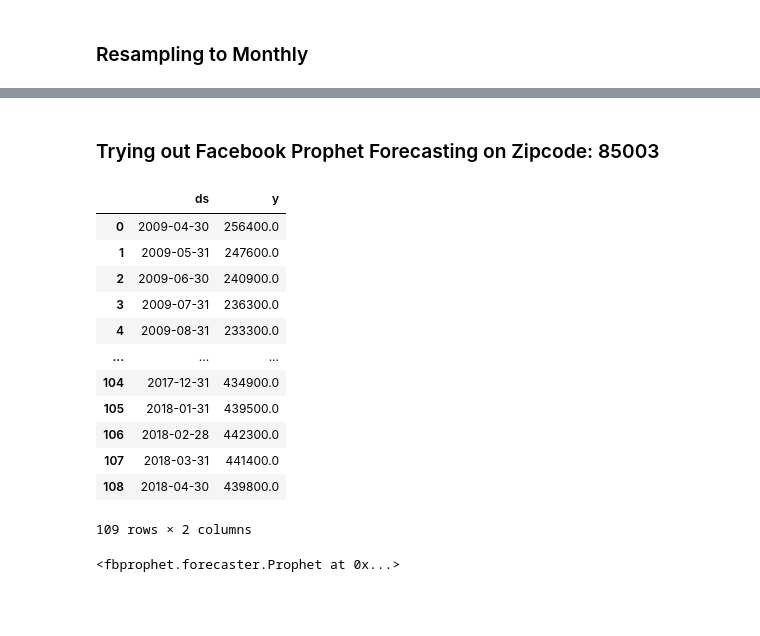
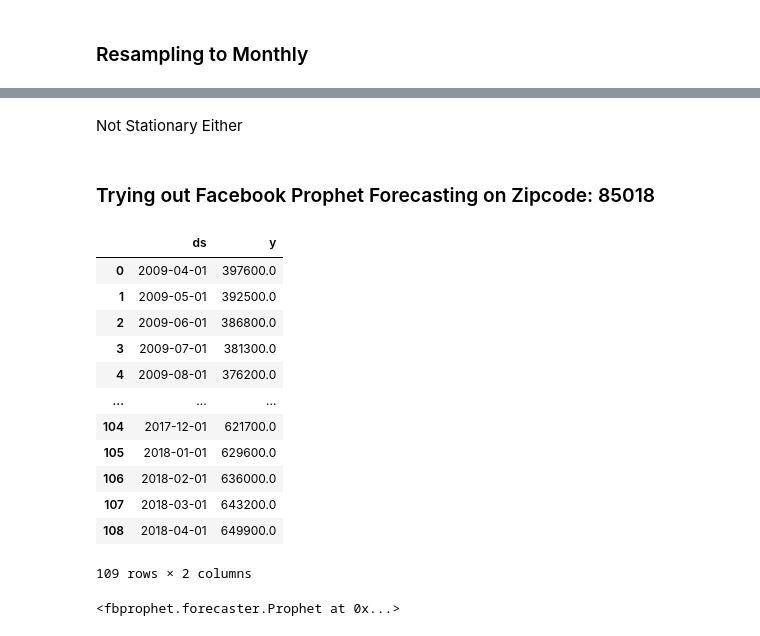
Before and after one commit to MatthewR1021/Zillow_Time_Series, a Jupyter notebook: jerry.ipynb, the cells around one changed output, grey strips where cells are left out. Drawn from its saved outputs; the diff is of its cells as text; code cells hidden in the pictures; blank space fills up the shorter version.

```diff
--- a/jerry.ipynb
+++ b/jerry.ipynb
@@ -107,0 +142,32 @@ resampled
+# %%
+# melted df
+melted = melt_data(df)
+melted = melted.set_index('time')
+melted = melted['2009-04-01':'2018-04-01']
+
+#groupby zipcode
+grouped = melted.groupby(['zipcode','time','growth']).aggregate({'value':'mean'})
+
+# resampled df
+resampled = melted.groupby('zipcode').resample('MS').mean().drop('zipcode',axis=1)
+
+###############
+# Growth Calculation
+###############
+
+# shift by one period (month)
+resampled_shift_1 = resampled[['value']].shift(1)
+resampled_shift_1.bfill(inplace=True)
+
+# reset the indexes to perform calculation of growth
+resampled = resampled.reset_index()
+resampled_shift_1 = resampled_shift_1.reset_index()
+
+# Growth Calculation
+resampled['growth'] = (resampled['value'] - resampled_shift_1['value'])/(resampled_shift_1['value'])
+
+# set the index back to zipcode and time multi-index
+resampled.set_index(['zipcode','time'],inplace=True)
+# %%
+resampled =  resampled[['growth','value']]
+resampled
@@ -108,5 +309,7 @@ resampled
+# %% [markdown]
+Not Stationary Either
 # %% [markdown]
-### Trying out Facebook Prophet Forecasting on Zipcode: 85003
+### Trying out Facebook Prophet Forecasting on Zipcode: 85018
 # %%
 import warnings
 warnings.simplefilter('ignore')
@@ -115,24 +318,24 @@ from fbprophet import Prophet
 # %%
 model = Prophet(interval_width=0.95,weekly_seasonality=True, daily_seasonality=True)
 # %%
-zipcode_85003 = resampled.loc[85003]
-zipcode_85003.rename(columns={'value':'y'},inplace=True)
-zipcode_85003.index.name = 'ds'
-zipcode_85003 = zipcode_85003.reset_index()
-zipcode_85003 = zipcode_85003[['ds','y']]
-zipcode_85003
+zipcode_85018 = resampled.loc[85018]
+zipcode_85018.rename(columns={'value':'y'},inplace=True)
+zipcode_85018.index.name = 'ds'
+zipcode_85018 = zipcode_85018.reset_index()
+zipcode_85018 = zipcode_85018[['ds','y']]
+zipcode_85018
 # %% [output]
 |  | ds | y |
-| 0 | 2009-04-30 | 256400.0 |
-| 1 | 2009-05-31 | 247600.0 |
-| 2 | 2009-06-30 | 240900.0 |
-| 3 | 2009-07-31 | 236300.0 |
-| 4 | 2009-08-31 | 233300.0 |
+| 0 | 2009-04-01 | 397600.0 |
+| 1 | 2009-05-01 | 392500.0 |
+| 2 | 2009-06-01 | 386800.0 |
+| 3 | 2009-07-01 | 381300.0 |
+| 4 | 2009-08-01 | 376200.0 |
 | ... | ... | ... |
-| 104 | 2017-12-31 | 434900.0 |
-| 105 | 2018-01-31 | 439500.0 |
-| 106 | 2018-02-28 | 442300.0 |
-| 107 | 2018-03-31 | 441400.0 |
-| 108 | 2018-04-30 | 439800.0 |
+| 104 | 2017-12-01 | 621700.0 |
+| 105 | 2018-01-01 | 629600.0 |
+| 106 | 2018-02-01 | 636000.0 |
+| 107 | 2018-03-01 | 643200.0 |
+| 108 | 2018-04-01 | 649900.0 |
 109 rows × 2 columns
 # %%
```
Also changed, not shown: parts of 33 cells of this notebook.
